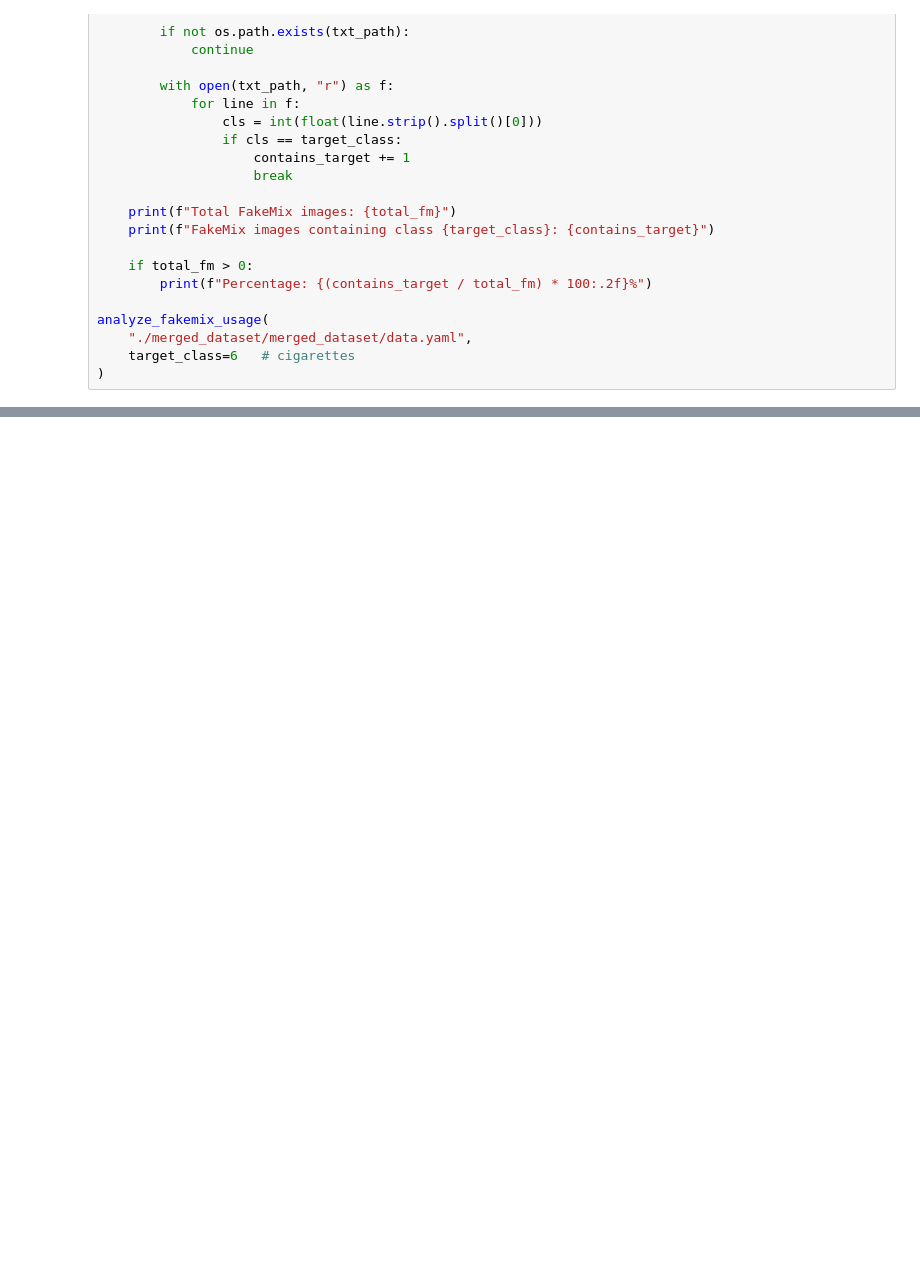
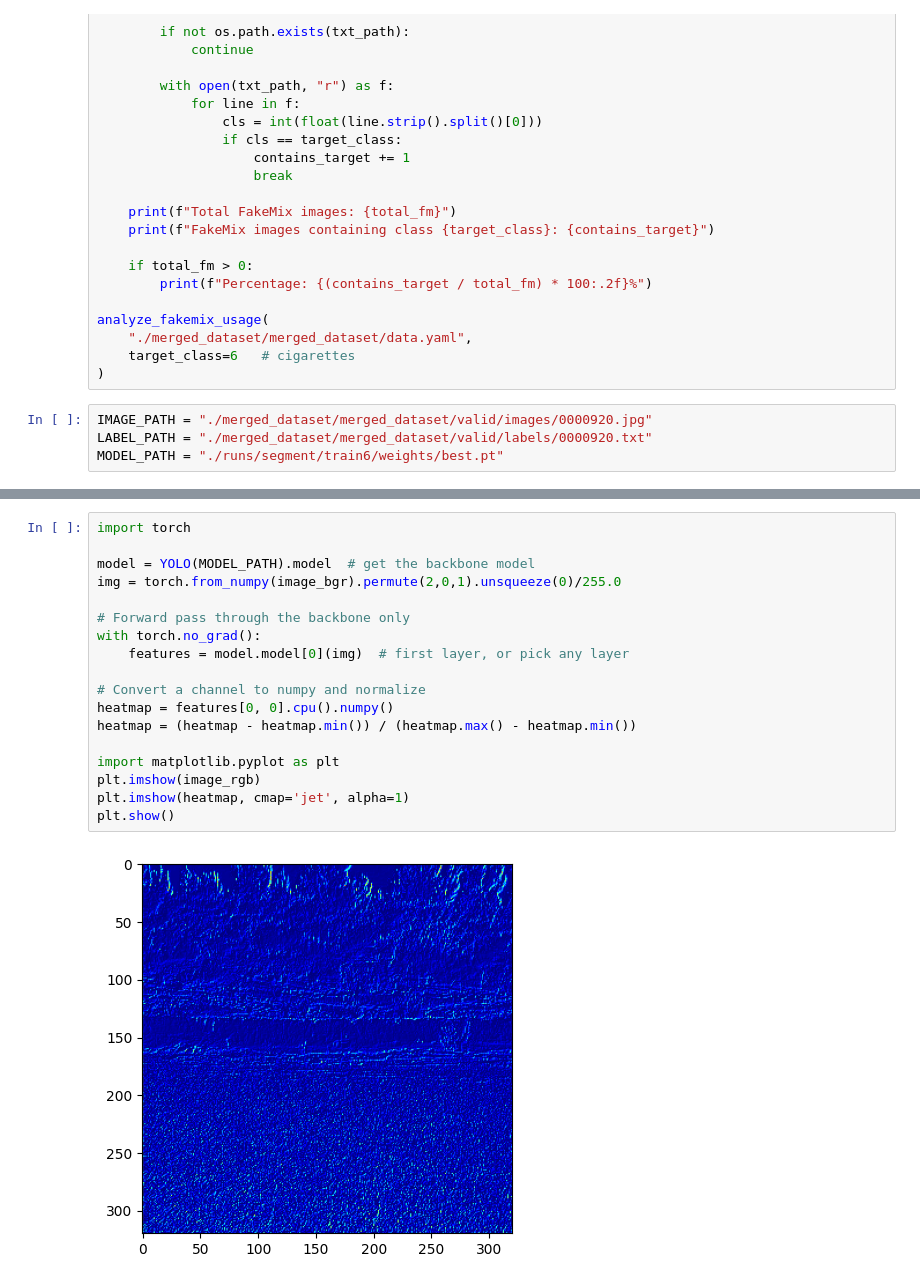
Before and after one commit to vlad-pro-coder/UltralythicsModelTesting, a Jupyter notebook: SegmentationUltralytics.ipynb, the cells around one changed output, grey strips where cells are left out. Drawn from its saved outputs; the diff is of its cells as text; blank space fills up the shorter version.

```diff
--- a/SegmentationUltralytics.ipynb
+++ b/SegmentationUltralytics.ipynb
@@ -1125,3 +1143,7 @@ analyze_fakemix_usage(
     "./merged_dataset/merged_dataset/data.yaml",
     target_class=6   # cigarettes
 )
+# %%
+IMAGE_PATH = "./merged_dataset/merged_dataset/valid/images/0000920.jpg"
+LABEL_PATH = "./merged_dataset/merged_dataset/valid/labels/0000920.txt"
+MODEL_PATH = "./runs/segment/train6/weights/best.pt"
@@ -1127,0 +1341,20 @@ analyze_fakemix_usage(
+# %%
+import torch
+
+model = YOLO(MODEL_PATH).model  # get the backbone model
+img = torch.from_numpy(image_bgr).permute(2,0,1).unsqueeze(0)/255.0
+
+# Forward pass through the backbone only
+with torch.no_grad():
+    features = model.model[0](img)  # first layer, or pick any layer
+
+# Convert a channel to numpy and normalize
+heatmap = features[0, 0].cpu().numpy()
+heatmap = (heatmap - heatmap.min()) / (heatmap.max() - heatmap.min())
+
+import matplotlib.pyplot as plt
+plt.imshow(image_rgb)
+plt.imshow(heatmap, cmap='jet', alpha=1)
+plt.show()
+# %% [output]
+[figure, added]
```
Also changed, not shown: parts of 8 cells of this notebook, 4 other files.
